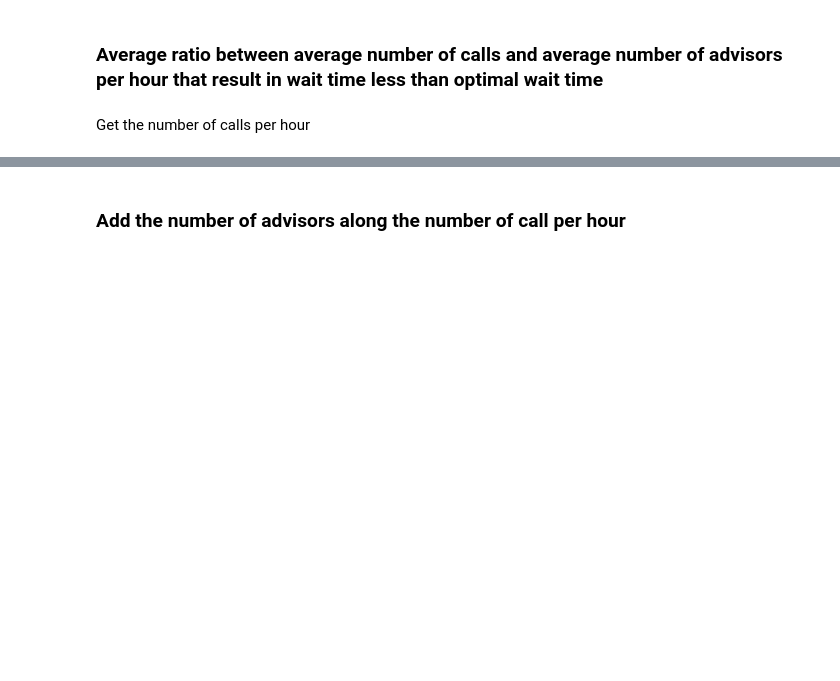
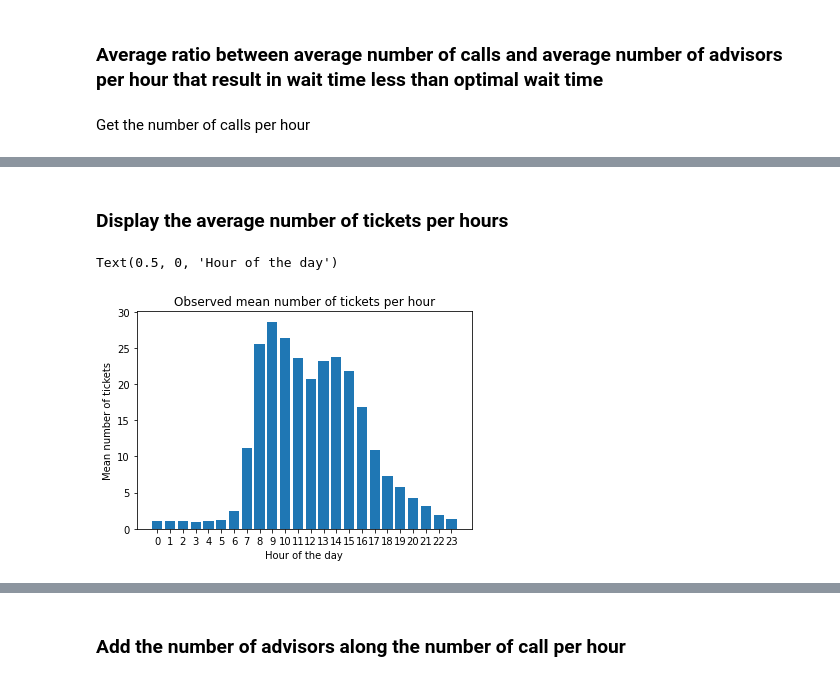
Before and after one commit to aiglobalpros/AI_Call_Center, a Jupyter notebook: notebooks/ROI.ipynb, the cells around one changed output, grey strips where cells are left out. Drawn from its saved outputs; the diff is of its cells as text; code cells hidden in the pictures; blank space fills up the shorter version.

```diff
--- a/notebooks/ROI.ipynb
+++ b/notebooks/ROI.ipynb
@@ -307,6 +559,6 @@ ticket_stats_df['datetime'] = pd.to_datetime(ticket_stats_df['datetime'])
 # ticket_stats_df['datetime_int'] = ticket_stats_df['datetime'].astype('int')
 
 # ticket_stats_df['date'] = ticket_stats_df['datetime'].apply(lambda x: x.date())
-# ticket_stats_df['hour'] = ticket_stats_df['datetime'].apply(lambda x: x.hour)
+ticket_stats_df['hour'] = ticket_stats_df['datetime'].apply(lambda x: x.hour)
 
 ticket_stats_df
@@ -312,0 +579,17 @@ ticket_stats_df
+# %% [markdown]
+### Display the average number of tickets per hours
+# %%
+tickets_agg_df = ticket_stats_df.groupby('hour')['ticket count'].mean()
+
+x = range(0, 24)
+y = tickets_agg_df.values
+
+plt.bar(x, y)
+
+plt.ylabel('Mean number of tickets')
+plt.title('Observed mean number of tickets per hour')
+plt.xticks(x)
+plt.xlabel('Hour of the day')
+# %% [output]
+Text(0.5, 0, 'Hour of the day')
+[figure, added]
```
Also changed, not shown: parts of 55 cells of this notebook.
